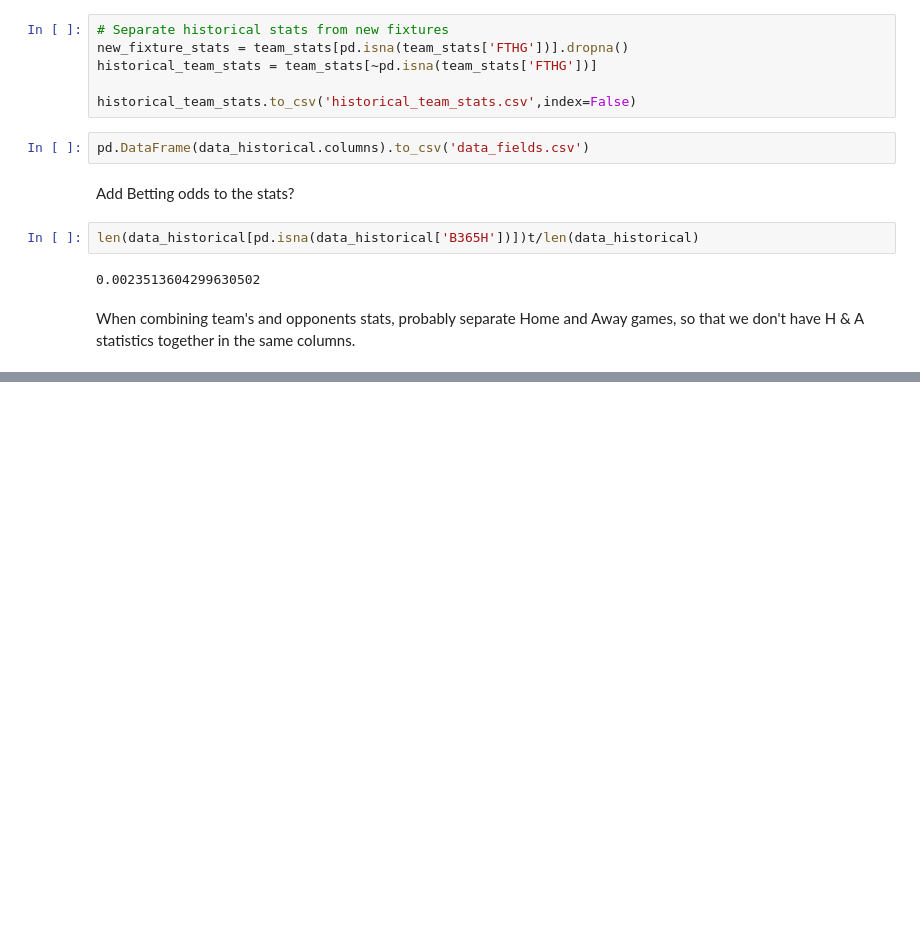
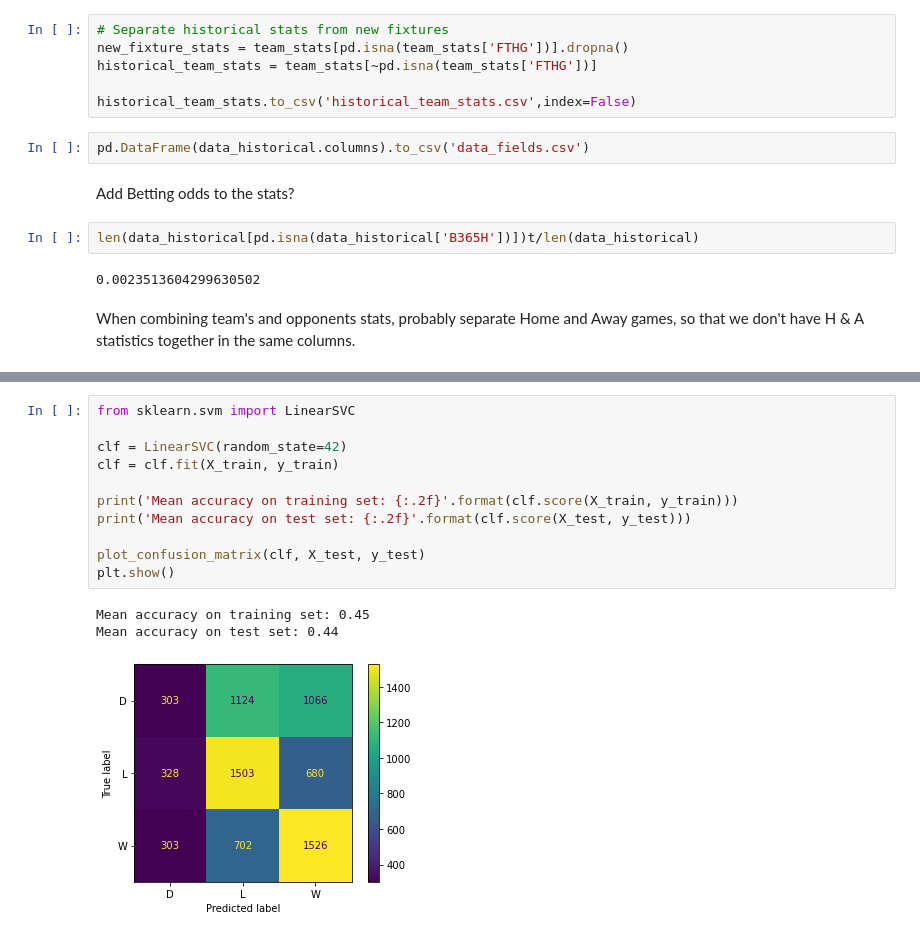
Before and after one commit to alexkapele/football_forecasting, a Jupyter notebook: football_forecasting.ipynb, the cells around one changed output, grey strips where cells are left out. Cells and saved outputs as stored; diff of their text form; blank space fills up the shorter version.

```diff
--- a/football_forecasting.ipynb
+++ b/football_forecasting.ipynb
@@ -473,0 +752,15 @@ When combining team's and opponents stats, probably separate Home and Away games
+# %%
+from sklearn.svm import LinearSVC
+
+clf = LinearSVC(random_state=42)
+clf = clf.fit(X_train, y_train)
+
+print('Mean accuracy on training set: {:.2f}'.format(clf.score(X_train, y_train)))
+print('Mean accuracy on test set: {:.2f}'.format(clf.score(X_test, y_test)))
+
+plot_confusion_matrix(clf, X_test, y_test)
+plt.show()
+# %% [output]
+Mean accuracy on training set: 0.45
+Mean accuracy on test set: 0.44
+[figure, added]
```
Also changed, not shown: parts of 61 cells of this notebook.
